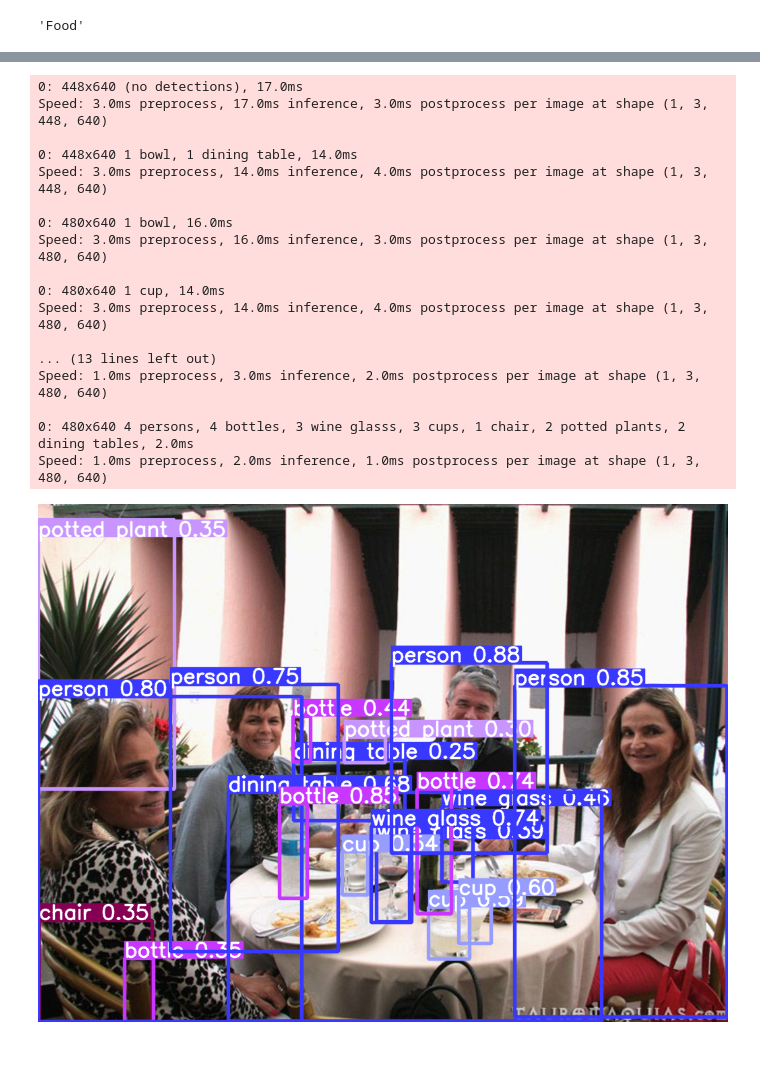
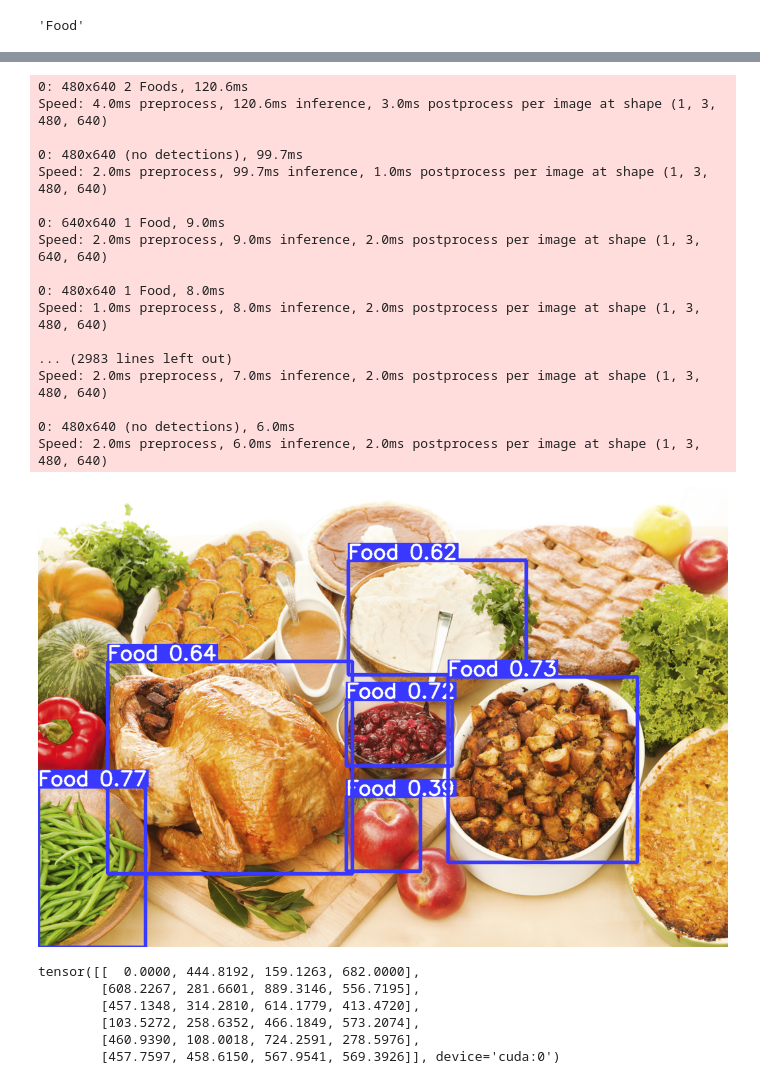
Before and after one commit to my-alaska/Image-Recognition, a Jupyter notebook: transfer learning/training_yolo8.ipynb, the cells around one changed output, grey strips where cells are left out. Drawn from its saved outputs; the diff is of its cells as text; code cells hidden in the pictures; blank space fills up the shorter version.

```diff
--- a/transfer learning/training_yolo8.ipynb
+++ b/transfer learning/training_yolo8.ipynb
@@ -92,13 +88,13 @@ for image in food_valid:
             xmin,xmax,ymin,ymax = row[1]["XMin"],row[1]["XMax"],row[1]["YMin"],row[1]["YMax"]
             xcenter,ycenter = (xmin+xmax)/2,(ymin+ymax)/2
             width,height = xmax-xmin,ymax-ymin
-            file.write("0 " + str(xcenter) + " " + str(ycenter) + " " + str(width) + " " + str(height) + "\n")
+            file.write("80 " + str(xcenter) + " " + str(ycenter) + " " + str(width) + " " + str(height) + "\n")
 # %%
 annotations_test = pd.read_csv("test-annotations-bbox.csv")
 annotations_test["DisplayName"] = annotations_test["LabelName"].map(translate_dict)
 annotations_test=annotations_test[annotations_test["DisplayName"] == "Food"]
 
-food_test = annotations_test[annotations_test["DisplayName"] == "Food"]["ImageID"]
+food_test = annotations_test["ImageID"]
 food_test = food_test.drop_duplicates()[:1000]
 
 test_data = pd.merge(food_test,annotations_test, on="ImageID", how='inner')[["ImageID","XMin","XMax","YMin","YMax"]]
@@ -111,7 +107,7 @@ for image in food_test:
             xmin,xmax,ymin,ymax = row[1]["XMin"],row[1]["XMax"],row[1]["YMin"],row[1]["YMax"]
             xcenter,ycenter = (xmin+xmax)/2,(ymin+ymax)/2
             width,height = xmax-xmin,ymax-ymin
-            file.write("0 " + str(xcenter) + " " + str(ycenter) + " " + str(width) + " " + str(height) + "\n")
+            file.write("80 " + str(xcenter) + " " + str(ycenter) + " " + str(width) + " " + str(height) + "\n")
 # %%
 training_list_file = "training_download.txt"
 if os.path.exists(training_list_file): os.remove(training_list_file)
@@ -162,28 +158,39 @@ Speed: 0.1ms preprocess, 0.5ms inference, 0.0ms loss, 0.5ms postprocess per imag
 Results saved to runs\detect\train
+# %%
+model = YOLO("./runs/detect/train/weights/best.pt").to(device)
 # %%
-test_dir = "datasets/valid_images"
-names = [name for name in os.listdir(test_dir) if name[-4:] != ".txt"][:10]
-test_images = [np.asarray(Image.open(test_dir + "/" + name)) for name in names]
-predictions = [model.predict(img) for img in test_images]
+test_dir = "datasets/test_images"
+names = [name for name in os.listdir(test_dir) if name[-4:] != ".txt"]
+test_images = [np.asarray(Image.open(test_dir + "/" + name).convert('RGB')) for name in names]
+predictions = [model.predict(img,classes=[80]) for img in test_images]
 # %% [output]
-0: 448x640 (no detections), 17.0ms
-Speed: 3.0ms preprocess, 17.0ms inference, 3.0ms postprocess per image at shape (1, 3, 448, 640)
+0: 480x640 2 Foods, 120.6ms
+Speed: 4.0ms preprocess, 120.6ms inference, 3.0ms postprocess per image at shape (1, 3, 480, 640)
 
-0: 448x640 1 bowl, 1 dining table, 14.0ms
-Speed: 3.0ms preprocess, 14.0ms inference, 4.0ms postprocess per image at shape (1, 3, 448, 640)
+0: 480x640 (no detections), 99.7ms
+Speed: 2.0ms preprocess, 99.7ms inference, 1.0ms postprocess per image at shape (1, 3, 480, 640)
 
-0: 480x640 1 bowl, 16.0ms
-Speed: 3.0ms preprocess, 16.0ms inference, 3.0ms postprocess per image at shape (1, 3, 480, 640)
+0: 640x640 1 Food, 9.0ms
+Speed: 2.0ms preprocess, 9.0ms inference, 2.0ms postprocess per image at shape (1, 3, 640, 640)
 
-0: 480x640 1 cup, 14.0ms
-Speed: 3.0ms preprocess, 14.0ms inference, 4.0ms postprocess per image at shape (1, 3, 480, 640)
+0: 480x640 1 Food, 8.0ms
+Speed: 1.0ms preprocess, 8.0ms inference, 2.0ms postprocess per image at shape (1, 3, 480, 640)
 
-... (13 lines left out)
-Speed: 1.0ms preprocess, 3.0ms inference, 2.0ms postprocess per image at shape (1, 3, 480, 640)
+... (2983 lines left out)
+Speed: 2.0ms preprocess, 7.0ms inference, 2.0ms postprocess per image at shape (1, 3, 480, 640)
 
-0: 480x640 4 persons, 4 bottles, 3 wine glasss, 3 cups, 1 chair, 2 potted plants, 2 dining tables, 2.0ms
-Speed: 1.0ms preprocess, 2.0ms inference, 1.0ms postprocess per image at shape (1, 3, 480, 640)
+0: 480x640 (no detections), 6.0ms
+Speed: 2.0ms preprocess, 6.0ms inference, 2.0ms postprocess per image at shape (1, 3, 480, 640)
 # %%
-Image.fromarray(predictions[9][0].plot())
+Image.fromarray(predictions[997][0].plot())
 # %% [output]
-[figure, old version]
+[figure, new version]
+# %%
+predictions[997][0].boxes.xyxy
+# %% [output]
+tensor([[  0.0000, 444.8192, 159.1263, 682.0000],
+        [608.2267, 281.6601, 889.3146, 556.7195],
+        [457.1348, 314.2810, 614.1779, 413.4720],
+        [103.5272, 258.6352, 466.1849, 573.2074],
+        [460.9390, 108.0018, 724.2591, 278.5976],
+        [457.7597, 458.6150, 567.9541, 569.3926]], device='cuda:0')
```
Also changed, not shown: parts of 12 cells of this notebook, 1 other file.
